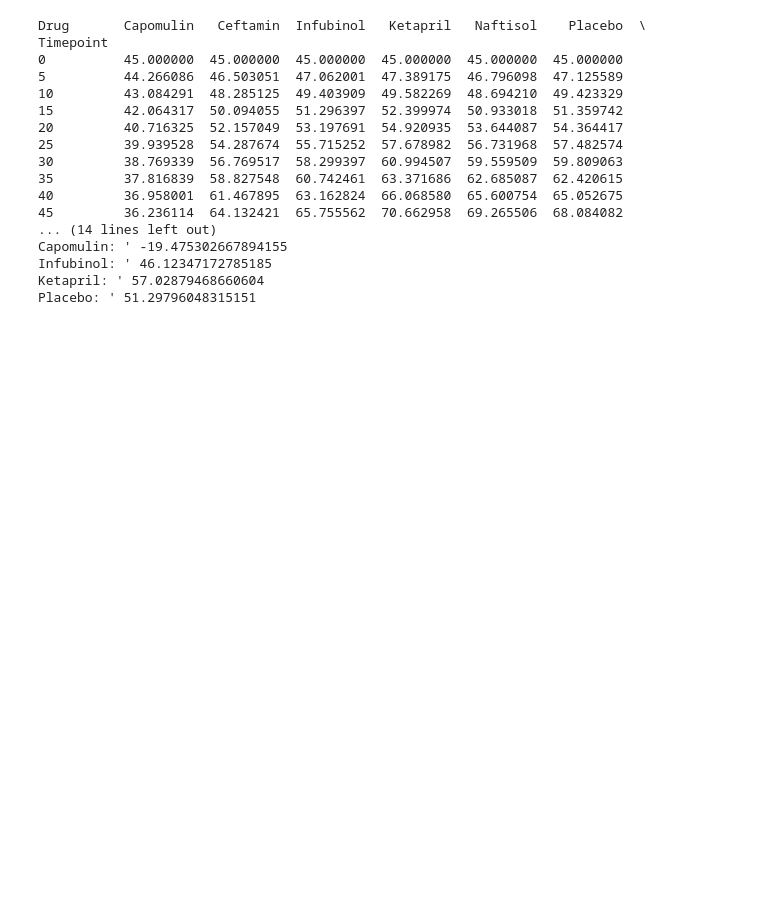
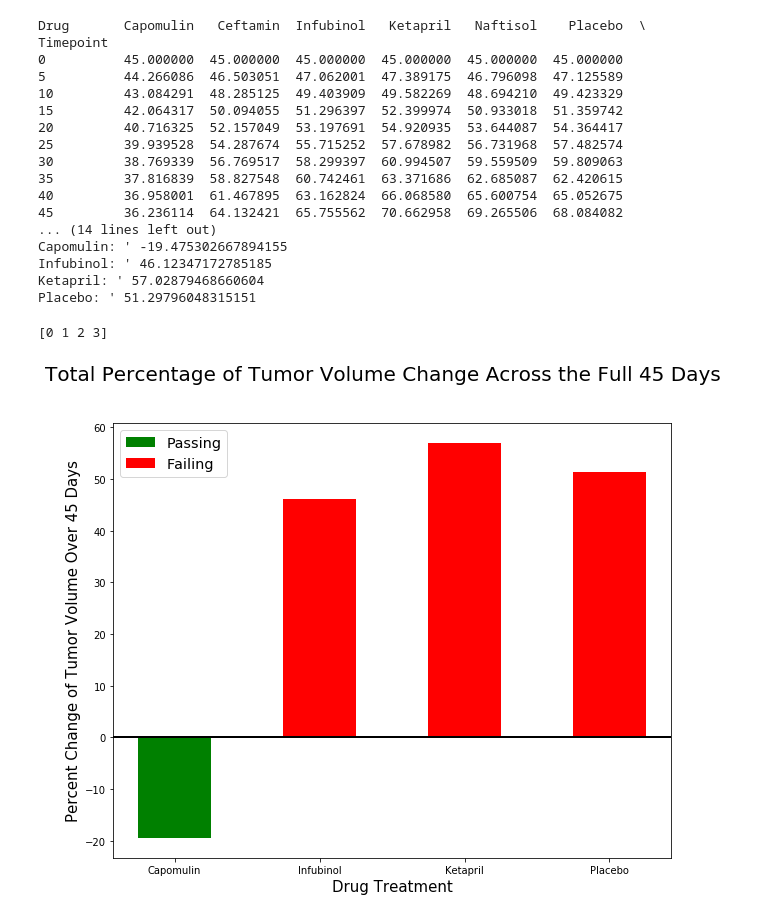
Before and after one commit to AlexandraOricchio/Matplotlib-Challenge, a Jupyter notebook: Pymaceuticals/Pymaceuticals_Notebook.ipynb, the cells around one changed output. Cells and saved outputs as stored; diff of their text form; code cells hidden in the pictures; blank space fills up the shorter version.

```diff
--- a/Pymaceuticals/Pymaceuticals_Notebook.ipynb
+++ b/Pymaceuticals/Pymaceuticals_Notebook.ipynb
@@ -362,3 +362,49 @@ Capomulin: ' -19.475302667894155
 Infubinol: ' 46.12347172785185
 Ketapril: ' 57.02879468660604
 Placebo: ' 51.29796048315151
+# %%
+## Store all Relevant Percent Changes into a Tuple
+percent_changes=(c_change,i_change,k_change,p_change)
+
+## Splice the data between passing and failing drugs
+passing=[c_change]
+x_passing=['Capomulin']
+failing=[i_change, k_change, p_change]
+x_failing=['Infubinol','Ketapril','Placebo']
+
+## Orient widths. Add labels, tick marks, etc.
+x=len(percent_changes)
+x_axis=np.arange(x)
+print(x_axis)
+width=0.50
+
+fig, sumbar=plt.subplots(figsize=(10,8))
+rects1=sumbar.bar(x=x_passing, height=passing, width=width, align='center', color='g', label='Passing')
+rects2=sumbar.bar(x=x_failing, height=failing, width=width, align='center', color='r', label='Failing')
+fig.suptitle("Total Percentage of Tumor Volume Change Across the Full 45 Days", fontsize=20)
+sumbar.set_xlabel("Drug Treatment", fontsize=15)
+sumbar.set_ylabel("Percent Change of Tumor Volume Over 45 Days", fontsize=15)
+sumbar.set_xticks(x_axis)
+sumbar.set_xticklabels(('Capomulin','Infubinol','Ketapril','Placebo'))
+plt.legend(loc='upper left',fontsize='x-large',fancybox=True)
+plt.axhline(linewidth=2, color='k')
+# plt.grid()
+plt.show()
+
+## Use functions to label the percentages of changes
+def autolabel(rects):
+    for rect in rects:
+        height=rect.get_height()
+        sumbar.text(rect.get_x()+rect.get_width()/2, 1.05+height, '%d' % int(height), ha='center',va='bottom')
+
+## Call functions to implement the function calls
+autolabel(rects1)
+autolabel(rects2)
+
+## Save the Figure
+## Show the Figure
+fig.show()
+plt.show()
+# %% [output]
+[0 1 2 3]
+[figure, added]
```
Also changed, not shown: parts of 2 cells of this notebook.
